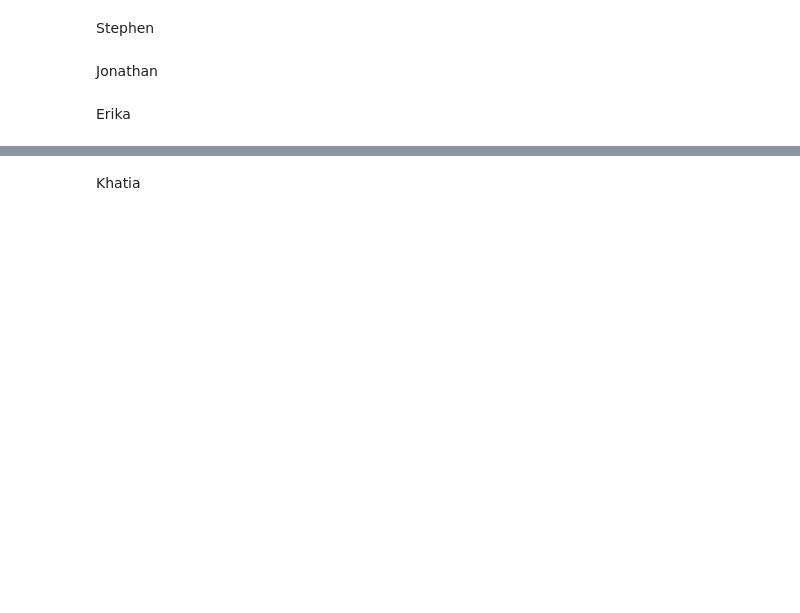
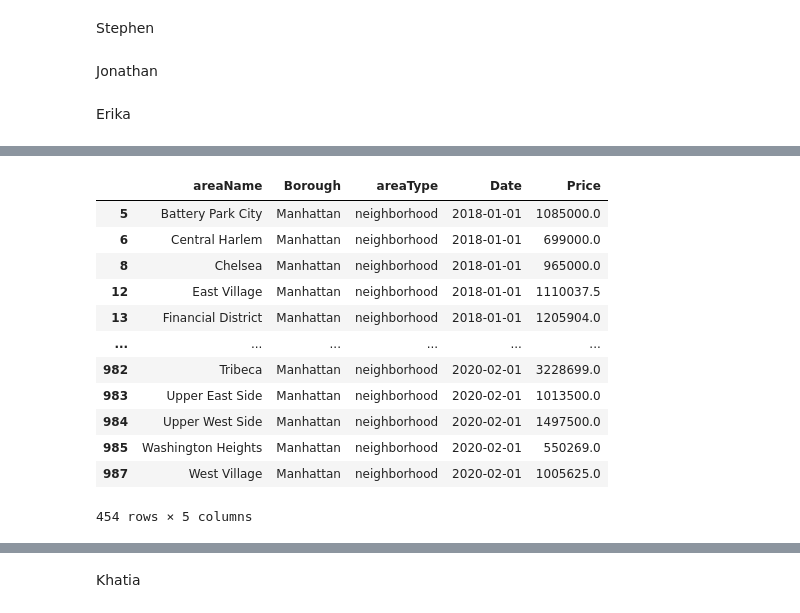
Before and after one commit to munozjon/NYC-Real-Estate-Trends, a Jupyter notebook: NYC_Trends.ipynb, the cells around one changed output, grey strips where cells are left out. Drawn from its saved outputs; the diff is of its cells as text; code cells hidden in the pictures; blank space fills up the shorter version.

```diff
--- a/NYC_Trends.ipynb
+++ b/NYC_Trends.ipynb
@@ -63,0 +140,24 @@ print(sales_data_df)
+# %%
+# Filter out neighborhoods with less than 36 data points
+sales_df_filtered = sales_df.groupby('areaName').filter(lambda x: len(x) >= 36)
+
+# Filter the DataFrame for dates before March 2020
+precovid_df = sales_df_filtered[sales_df_filtered['Date'] < '2020-03-01']
+
+# Calculate the mean price for each neighborhood
+precovid_mean_price_neighborhood = precovid_df.groupby('areaName')['Price'].median().sort_values() / 1E6
+precovid_df
+# %% [output]
+|  | areaName | Borough | areaType | Date | Price |
+| 5 | Battery Park City | Manhattan | neighborhood | 2018-01-01 | 1085000.0 |
+| 6 | Central Harlem | Manhattan | neighborhood | 2018-01-01 | 699000.0 |
+| 8 | Chelsea | Manhattan | neighborhood | 2018-01-01 | 965000.0 |
+| 12 | East Village | Manhattan | neighborhood | 2018-01-01 | 1110037.5 |
+| 13 | Financial District | Manhattan | neighborhood | 2018-01-01 | 1205904.0 |
+| ... | ... | ... | ... | ... | ... |
+| 982 | Tribeca | Manhattan | neighborhood | 2020-02-01 | 3228699.0 |
+| 983 | Upper East Side | Manhattan | neighborhood | 2020-02-01 | 1013500.0 |
+| 984 | Upper West Side | Manhattan | neighborhood | 2020-02-01 | 1497500.0 |
+| 985 | Washington Heights | Manhattan | neighborhood | 2020-02-01 | 550269.0 |
+| 987 | West Village | Manhattan | neighborhood | 2020-02-01 | 1005625.0 |
+454 rows × 5 columns
```
Also changed, not shown: parts of 16 cells of this notebook, 1 other file.
